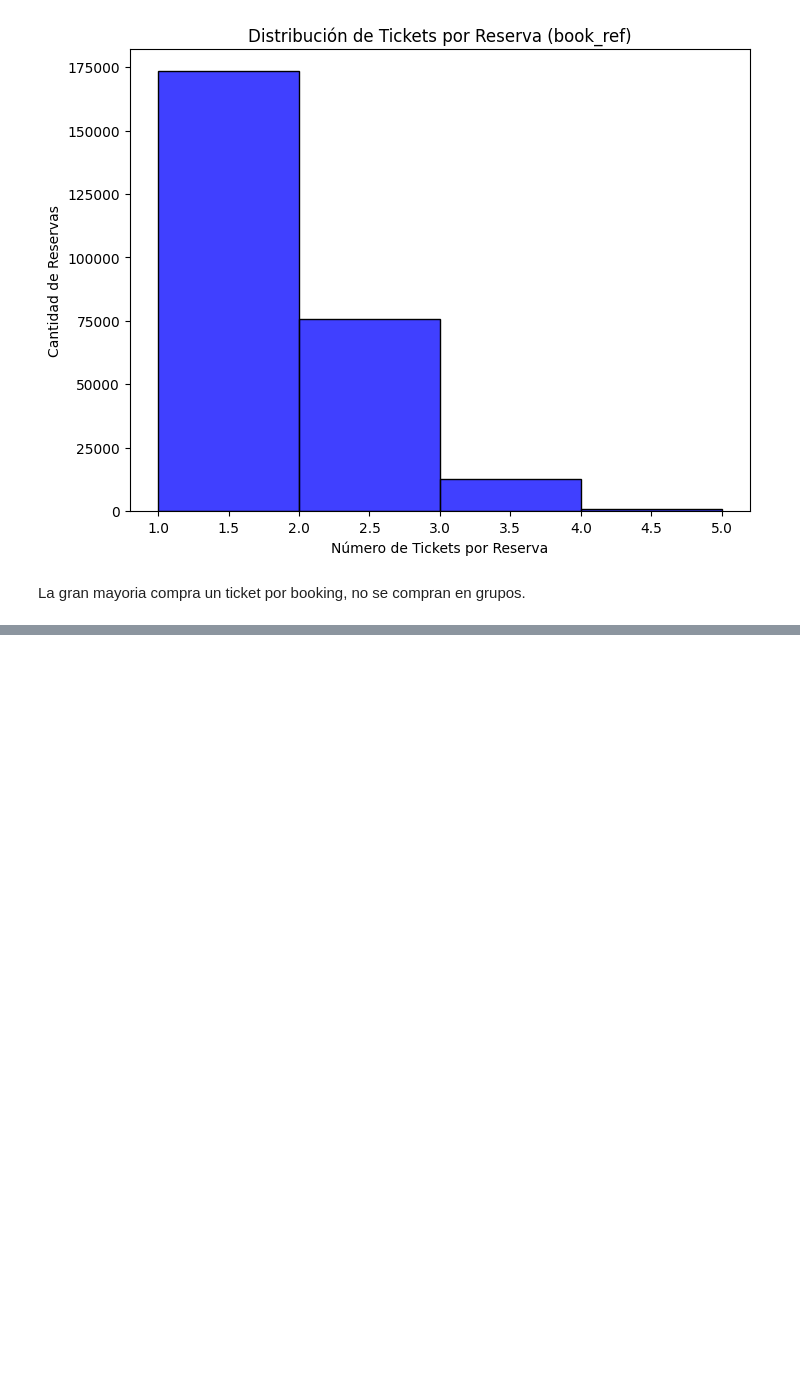
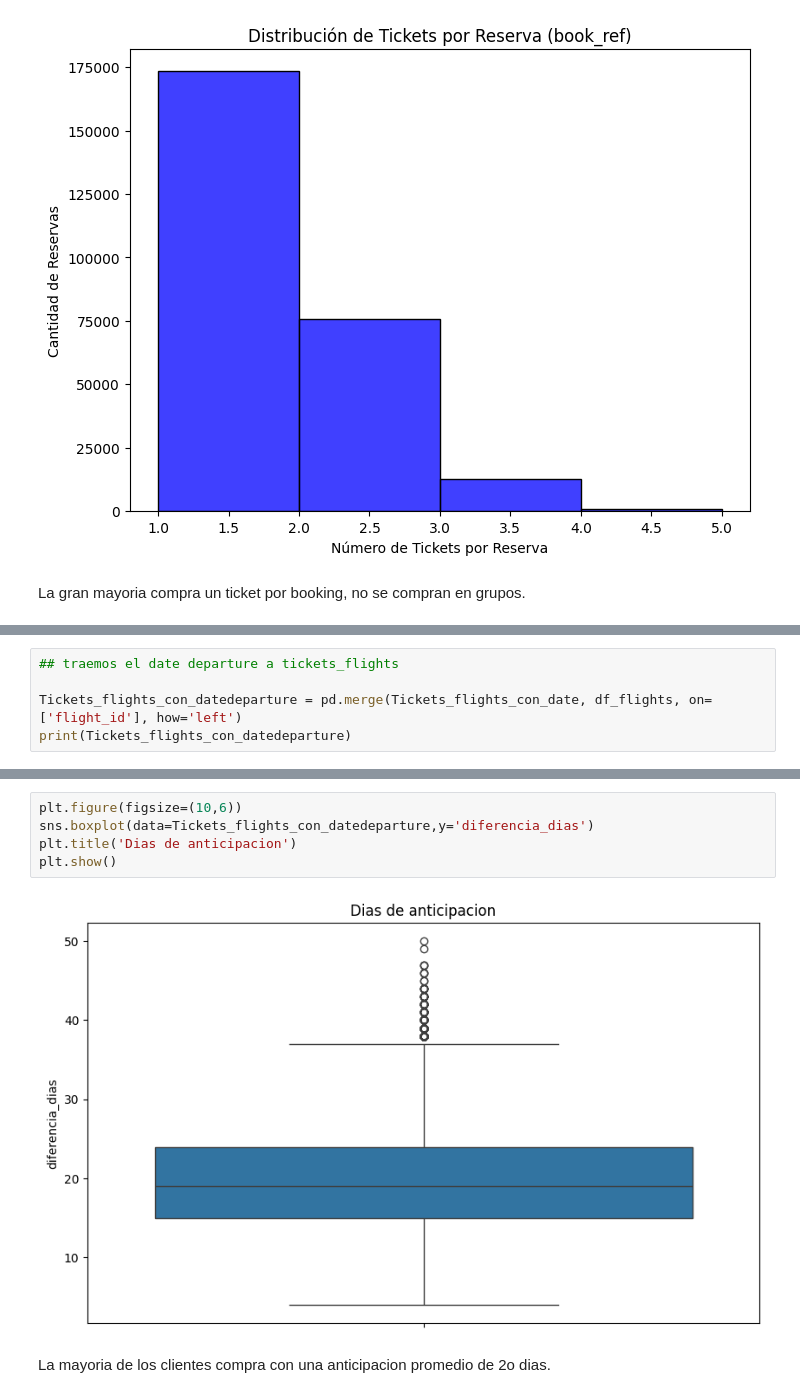
Before and after one commit to SORTEGA11/ProyectoFinalAerolineas, a Jupyter notebook: EDA/Clientes.ipynb, the cells around one changed output, grey strips where cells are left out. Cells and saved outputs as stored; diff of their text form; blank space fills up the shorter version.

```diff
--- a/EDA/Clientes.ipynb
+++ b/EDA/Clientes.ipynb
@@ -340,0 +417,5 @@ La gran mayoria compra un ticket por booking, no se compran en grupos.
+# %%
+## traemos el date departure a tickets_flights
+
+Tickets_flights_con_datedeparture = pd.merge(Tickets_flights_con_date, df_flights, on=['flight_id'], how='left')
+print(Tickets_flights_con_datedeparture)
@@ -340,0 +496,9 @@ La gran mayoria compra un ticket por booking, no se compran en grupos.
+# %%
+plt.figure(figsize=(10,6))
+sns.boxplot(data=Tickets_flights_con_datedeparture,y='diferencia_dias')
+plt.title('Dias de anticipacion')
+plt.show()
+# %% [output]
+[figure, added]
+# %% [markdown]
+La mayoria de los clientes compra con una anticipacion promedio de 2o dias.
```
Also changed, not shown: parts of 13 cells of this notebook, 3 other files.
